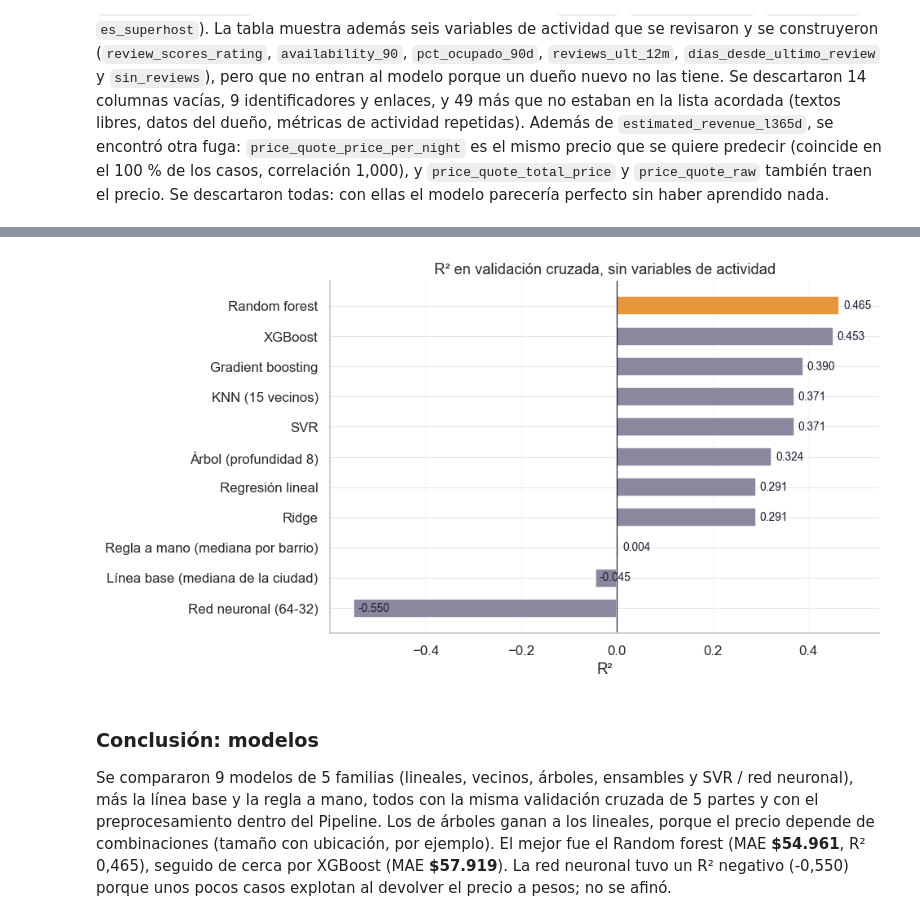
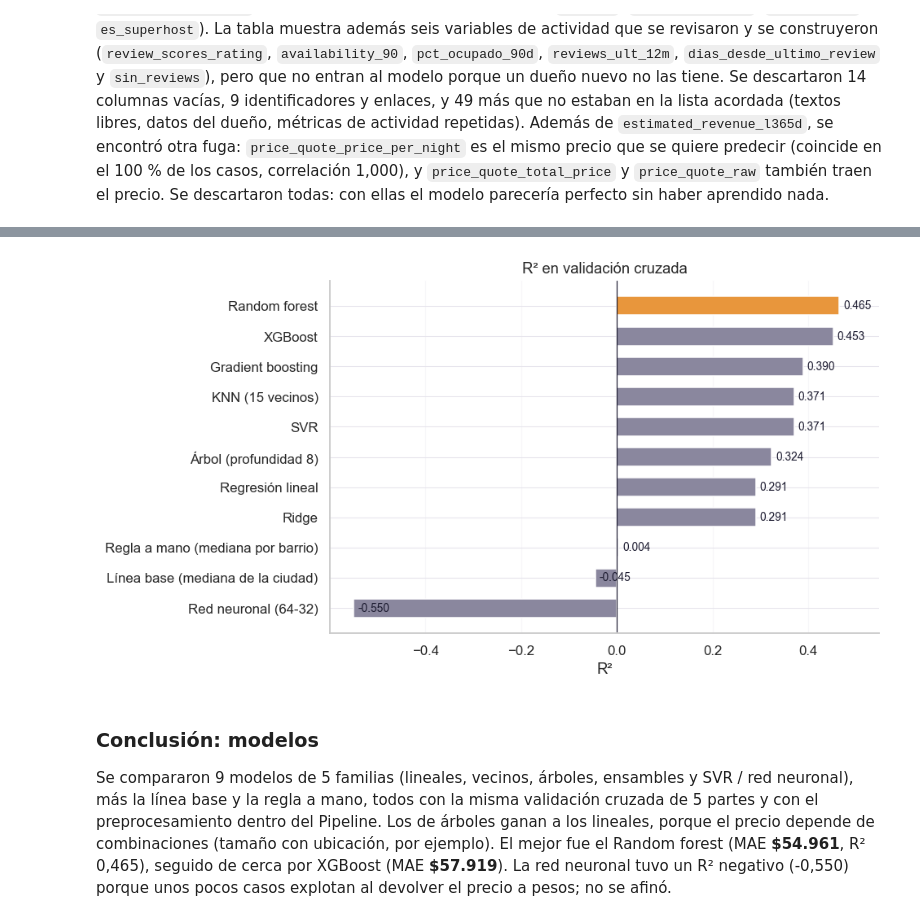
Before and after one commit to AndresMoreiraF/proyecto-airbnb, a Jupyter notebook: notebooks/Proyecto_Airbnb.ipynb, the cells around one changed output, grey strips where cells are left out. Saved outputs shown, nothing was run; the diff lists cells and outputs as text; code cells hidden in the pictures.

```diff
--- a/notebooks/Proyecto_Airbnb.ipynb
+++ b/notebooks/Proyecto_Airbnb.ipynb
@@ -928,23 +742,23 @@ Red neuronal (64-32) listo
 # %%
 TINTA, ACENTO, GRIS = "#1B1A2F", "#E8963C", "#8A879E"
 
 orden = resultados_sin.sort_values("R2")
 mejor = resultados_sin["R2"].idxmax()
 colores = [ACENTO if nombre == mejor else GRIS for nombre in orden.index]
 
 fig, ax = plt.subplots(figsize=(9, 5))
 ax.barh(orden.index, orden["R2"], color=colores, height=0.62)
 for i, valor in enumerate(orden["R2"]):
     ax.text(valor + 0.008, i, f"{valor:.3f}", va="center", fontsize=9, color=TINTA)
 ax.axvline(0, color=TINTA, linewidth=0.8)
 ax.set_xlim(min(0, orden["R2"].min()) - 0.05, orden["R2"].max() * 1.18)
-ax.set_title("R² en validación cruzada, sin variables de actividad")
+ax.set_title("R² en validación cruzada")
 ax.set_xlabel("R²")
 ax.grid(axis="x", alpha=0.3)
 plt.tight_layout()
 plt.show()
 # %% [output]
-[figure, old version]
+[figure, new version]
 # %% [markdown]
 ### Conclusión: modelos
 Se compararon 9 modelos de 5 familias (lineales, vecinos, árboles, ensambles y SVR / red neuronal), más la línea base y la regla a mano, todos con la misma validación cruzada de 5 partes y con el preprocesamiento dentro del Pipeline. Los de árboles ganan a los lineales, porque el precio depende de combinaciones (tamaño con ubicación, por ejemplo). El mejor fue el Random forest (MAE **\$54.961**, R² 0,465), seguido de cerca por XGBoost (MAE **\$57.919**). La red neuronal tuvo un R² negativo (-0,550) porque unos pocos casos explotan al devolver el precio a pesos; no se afinó.
```
Also changed, not shown: parts of 45 cells of this notebook.
